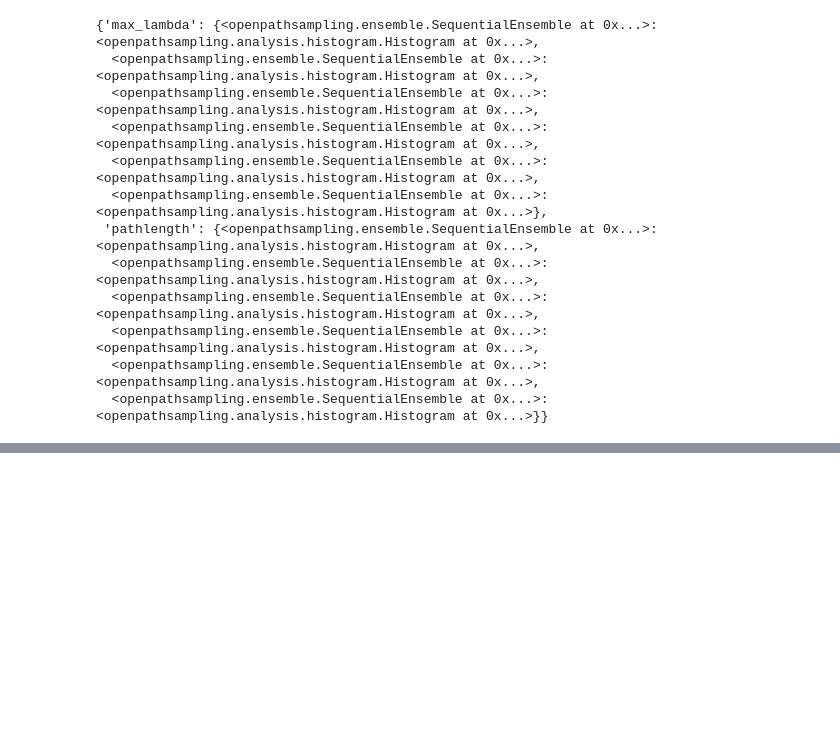
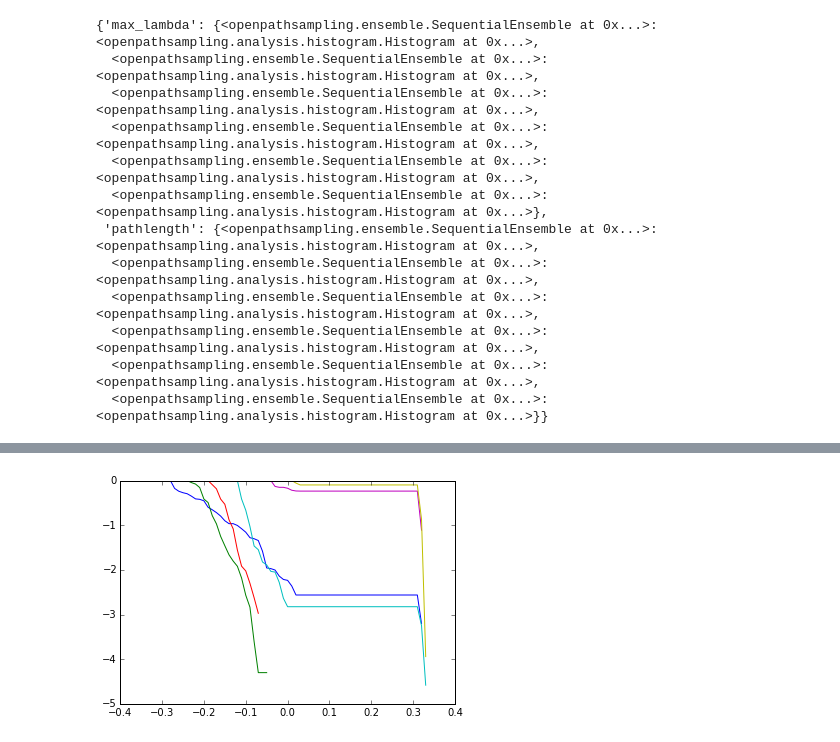
Before and after one commit to openpathsampling/openpathsampling, a Jupyter notebook: examples/ipython/toy_analysis.ipynb, the cells around one changed output, grey strips where cells are left out. Cells and saved outputs as stored; diff of their text form; code cells hidden in the pictures; blank space fills up the shorter version.

```diff
--- a/examples/ipython/toy_analysis.ipynb
+++ b/examples/ipython/toy_analysis.ipynb
@@ -92,3 +80,9 @@ for ens in tis.ensembles:
+# %%
+for ens in tis.ensembles:
+    myhist = tis.histograms['max_lambda'][ens]
+    plt.plot(myhist.plot_bins(), np.log(myhist.reverse_cumulative()))
+# %% [output]
+[figure, added]
 # %%
 for ens in tis.ensembles:
     myhist = tis.histograms['max_lambda'][ens]
```
Also changed, not shown: parts of 14 cells of this notebook, 1 other file.
